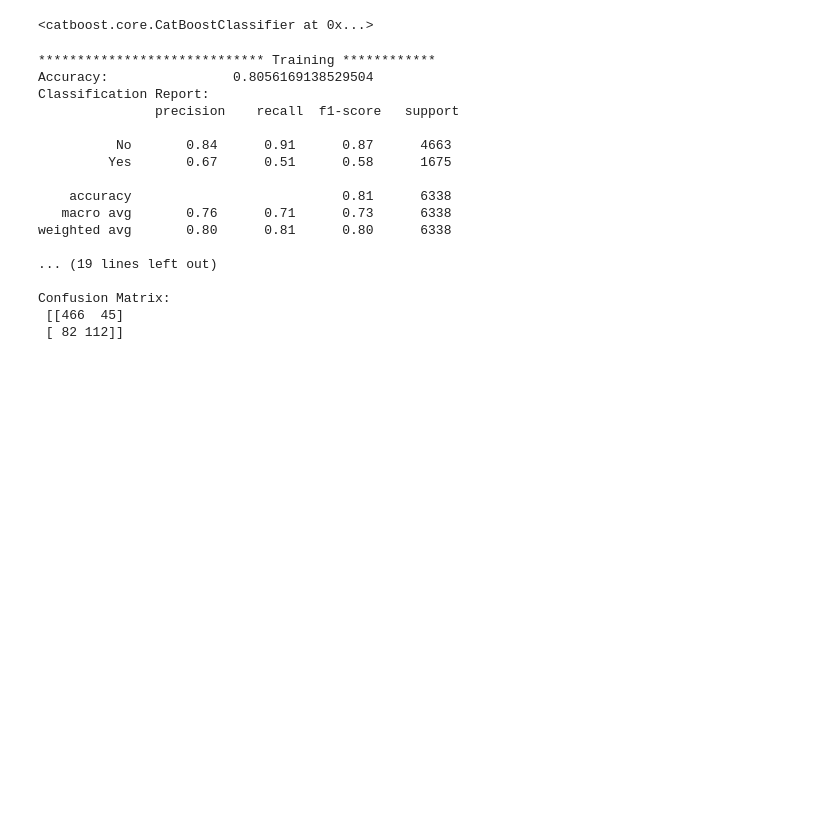
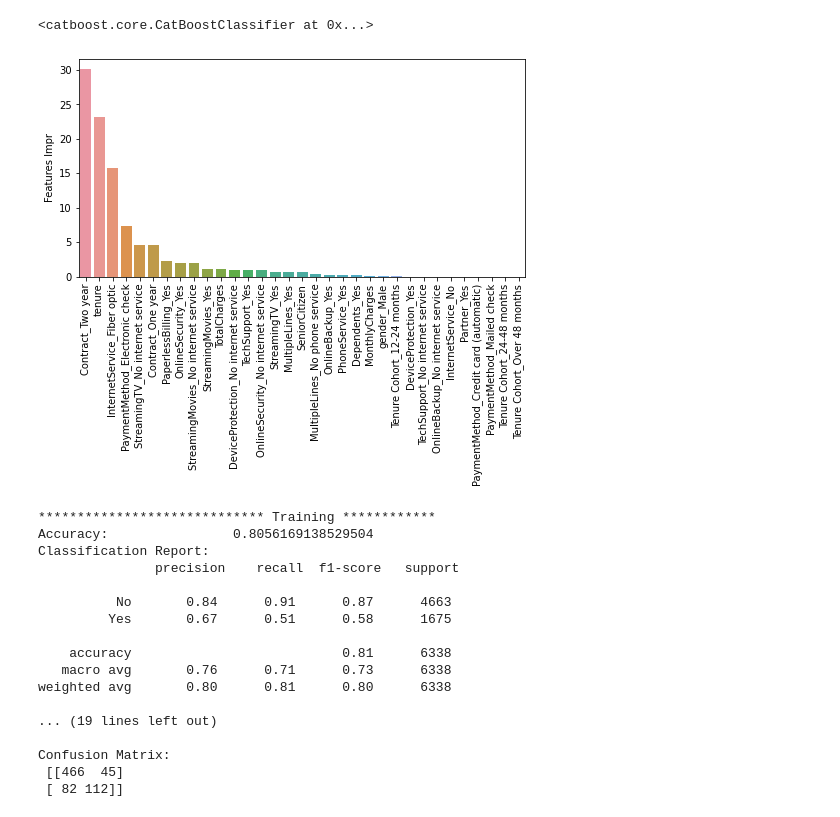
Before and after one commit to caesarorz/telcochurn, a Jupyter notebook: data/telco_notebook.ipynb, the cells around one changed output. Drawn from its saved outputs; the diff is of its cells as text; code cells hidden in the pictures; blank space fills up the shorter version.

Commit message:
Add model pred_

```diff
--- a/data/telco_notebook.ipynb
+++ b/data/telco_notebook.ipynb
@@ -553,6 +555,14 @@ cat_model.fit(X_train, y_train)
 <catboost.core.CatBoostClassifier at 0x...>
 # %%
 y_pred = cat_model.predict(X_test)
+# %%
+feature_imp = pd.DataFrame(data=cat_model.get_feature_importance(),
+                index=cat_model.feature_names_, columns=['Features Impr']).sort_values(by='Features Impr', ascending=False)
+plt.figure(figsize=(8,4))
+sns.barplot(data=feature_imp, x=feature_imp.index, y='Features Impr');
+plt.xticks(rotation=90);
+# %% [output]
+[figure, added]
 # %%
 scores(cat_model, X_train, y_train, X_test, y_test, train=True, cv=5)
 scores(cat_model, X_train, y_train, X_test, y_test, train=False, cv=5)
```
Also changed, not shown: parts of 24 cells of this notebook, 9 other files.
